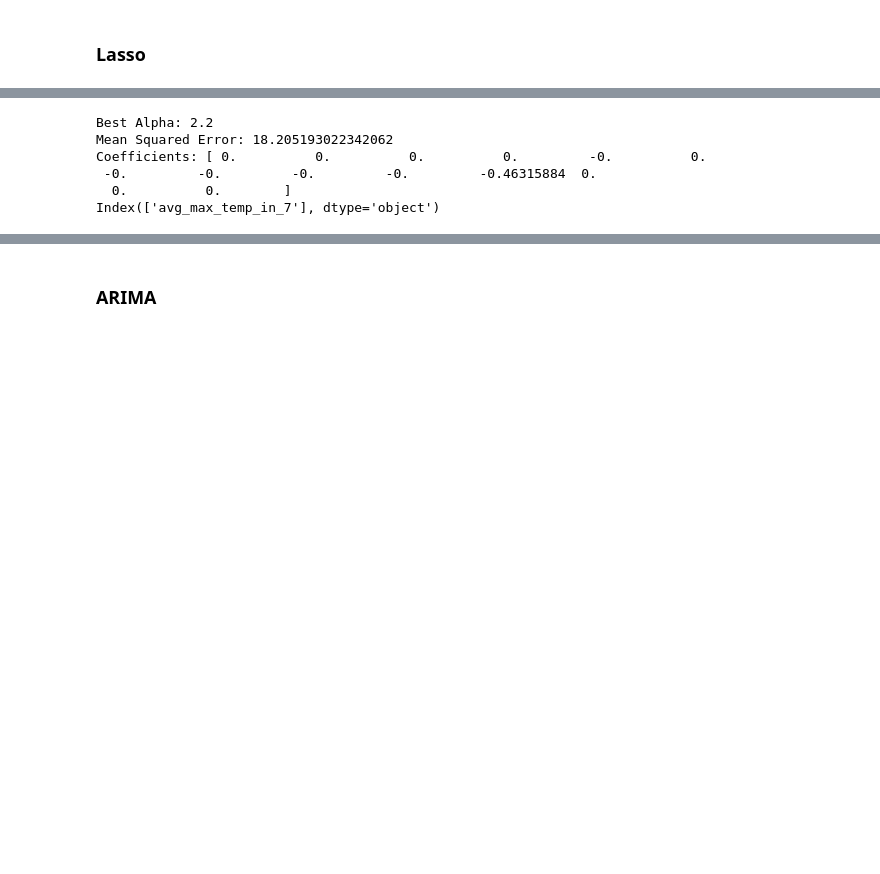
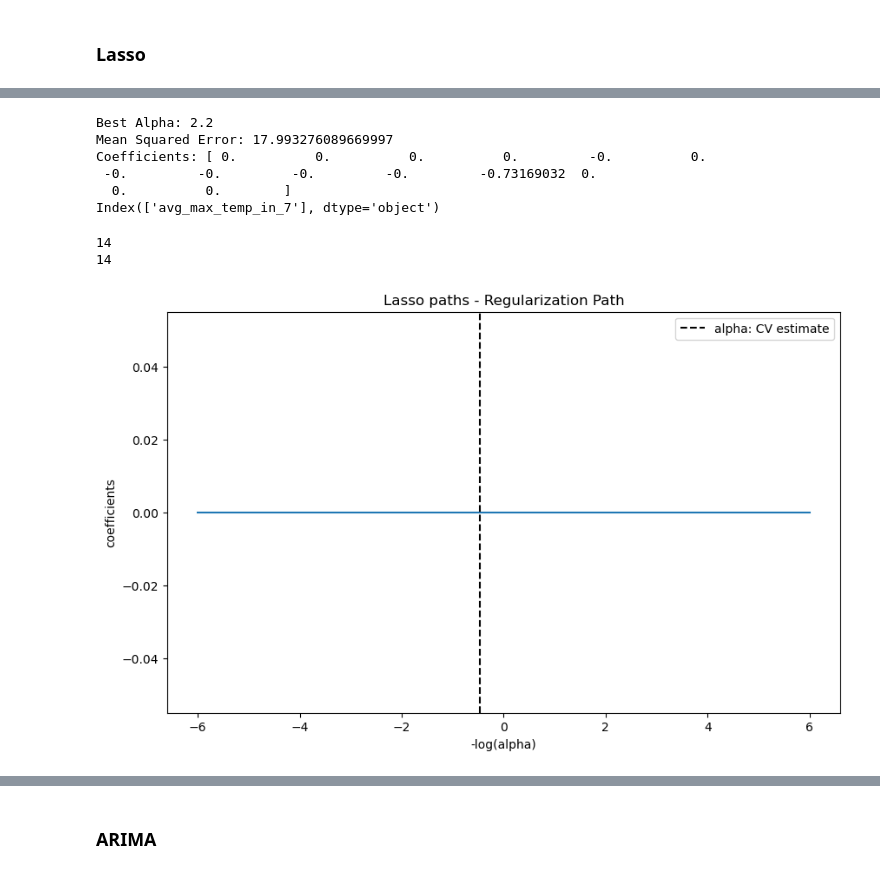
Before and after one commit to Laura-Pldk/Canola_Yield_Prediction, a Jupyter notebook: notebooks/Canola_presentation.ipynb, the cells around one changed output, grey strips where cells are left out. Saved outputs shown, nothing was run; the diff lists cells and outputs as text; code cells hidden in the pictures; blank space fills up the shorter version.

```diff
--- a/notebooks/Canola_presentation.ipynb
+++ b/notebooks/Canola_presentation.ipynb
@@ -1813,6 +1813,10 @@ Index(['hot_days_in_7', 'days_without_rain_year'], dtype='object')
 from sklearn.linear_model import Lasso
 from sklearn.model_selection import GridSearchCV, train_test_split
 from sklearn.metrics import mean_squared_error
+from sklearn.preprocessing import StandardScaler
+from sklearn.linear_model import LassoCV
+
+scaler = StandardScaler()
 
 # Splitting into training and testing data
 training_data = feature_df.loc[:'1990']
@@ -1823,6 +1827,12 @@ y_train = training_data['Canola_detrend']
 
 X_test = testing_data.iloc[:, 1:]
 y_test = testing_data['Canola_detrend']
+
+# Fit and transform the scaler on the training data
+X_train_scaled = scaler.fit_transform(X_train)
+
+# Use the same scaler to transform the test data
+X_test_scaled = scaler.transform(X_test)
 
 # Create a Lasso regression model
 lasso = Lasso()
@@ -1845,7 +1855,7 @@ best_alpha = grid_search.best_params_['alpha']
 # Print the best alpha
 print("Best Alpha:", best_alpha)
 
-best_alpha = 3
+#best_alpha = 0.1
 
 # Create and fit the Lasso regression model with the best alpha
 lasso_best = Lasso(alpha=best_alpha)
@@ -1862,13 +1872,60 @@ print("Mean Squared Error:", mse)
 print("Coefficients:", lasso_best.coef_)
 
 print(X_train.columns[lasso_best.coef_ != 0])
+
+#featuer normalisieren
+
+#plotten welche feature zuerst rausgehen
+
+#rolling volatility
 # %% [output]
 Best Alpha: 2.2
-Mean Squared Error: 18.205193022342062
+Mean Squared Error: 17.993276089669997
 Coefficients: [ 0.          0.          0.          0.         -0.          0.
- -0.         -0.         -0.         -0.         -0.46315884  0.
+ -0.         -0.         -0.         -0.         -0.73169032  0.
   0.          0.        ]
 Index(['avg_max_temp_in_7'], dtype='object')
+# %%
+print(len(lasso_cv.coef_))
+print(len(m_log_alphas))
+# %% [output]
+14
+14
+# %%
+#Plot process of Lasso
+
+import numpy as np
+import matplotlib.pyplot as plt
+from sklearn.linear_model import LassoCV
+from sklearn.preprocessing import StandardScaler
+
+# Assuming you have your features (X) and target variable (y)
+# X_train, X_test, y_train, y_test = train_test_split(X, y, test_size=0.2, random_state=42)
+
+# Standardize the features
+scaler = StandardScaler()
+X_train_scaled = scaler.fit_transform(X_train)
+
+# Create a range of alpha values to test
+alphas = np.logspace(-6, 6, 14)
+
+# Create and fit the LassoCV model
+lasso_cv = LassoCV(alphas=alphas, cv=5)
+lasso_cv.fit(X_train_scaled, y_train)
+
+# Plot the path of the coefficients
+m_log_alphas = -np.log10(lasso_cv.alphas_)
+
+plt.figure(figsize=(10, 6))
+plt.plot(m_log_alphas, lasso_cv.coef_.T)
+plt.axvline(-np.log10(lasso_cv.alpha_), linestyle='--', color='k', label='alpha: CV estimate')
+plt.xlabel('-log(alpha)')
+plt.ylabel('coefficients')
+plt.title('Lasso paths - Regularization Path')
+plt.legend()
+plt.show()
+# %% [output]
+[figure, added]
 # %%
 print(y_train.values.tolist())
 # %% [output]
```
Also changed, not shown: parts of 26 cells of this notebook.
